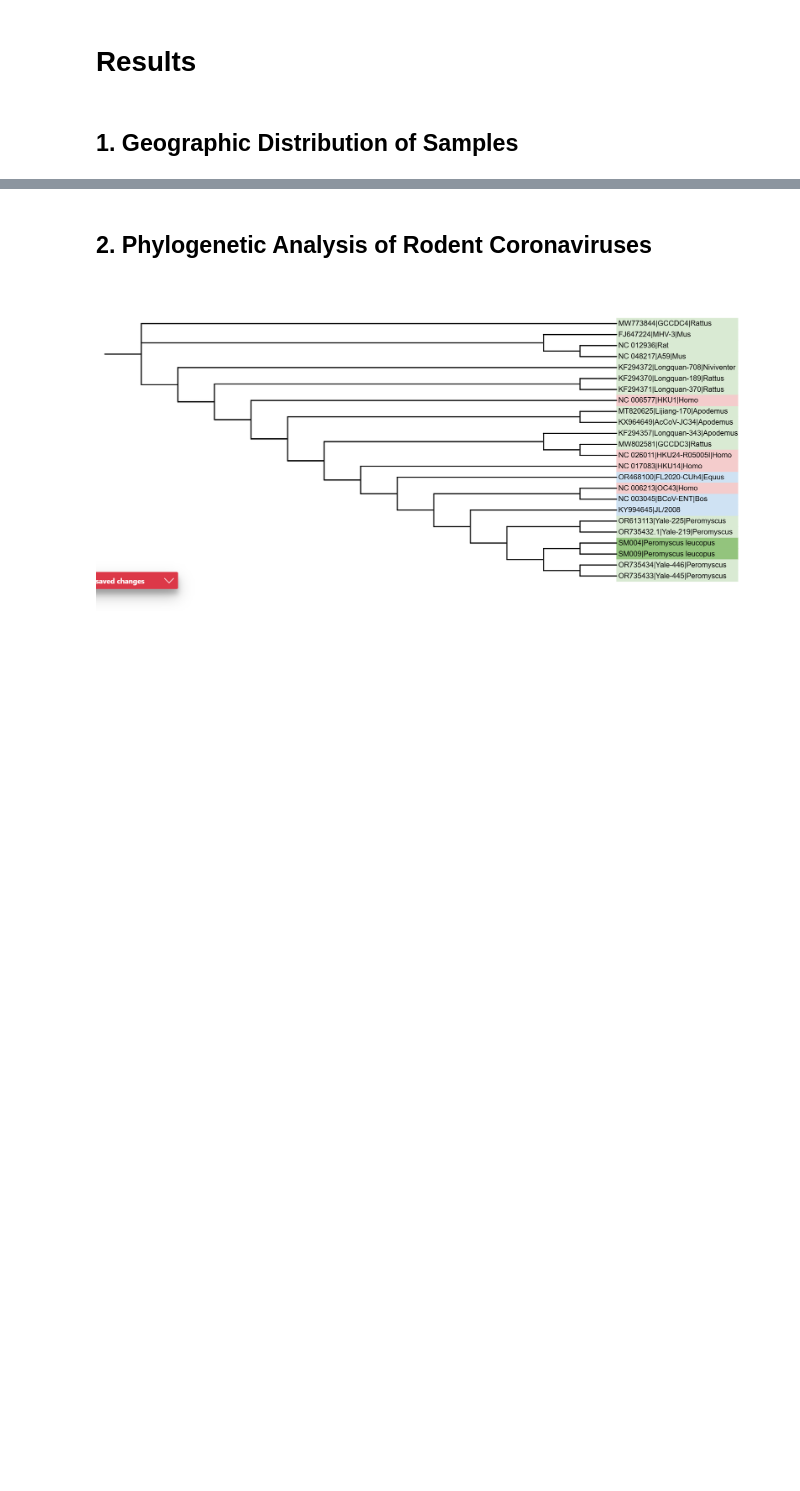
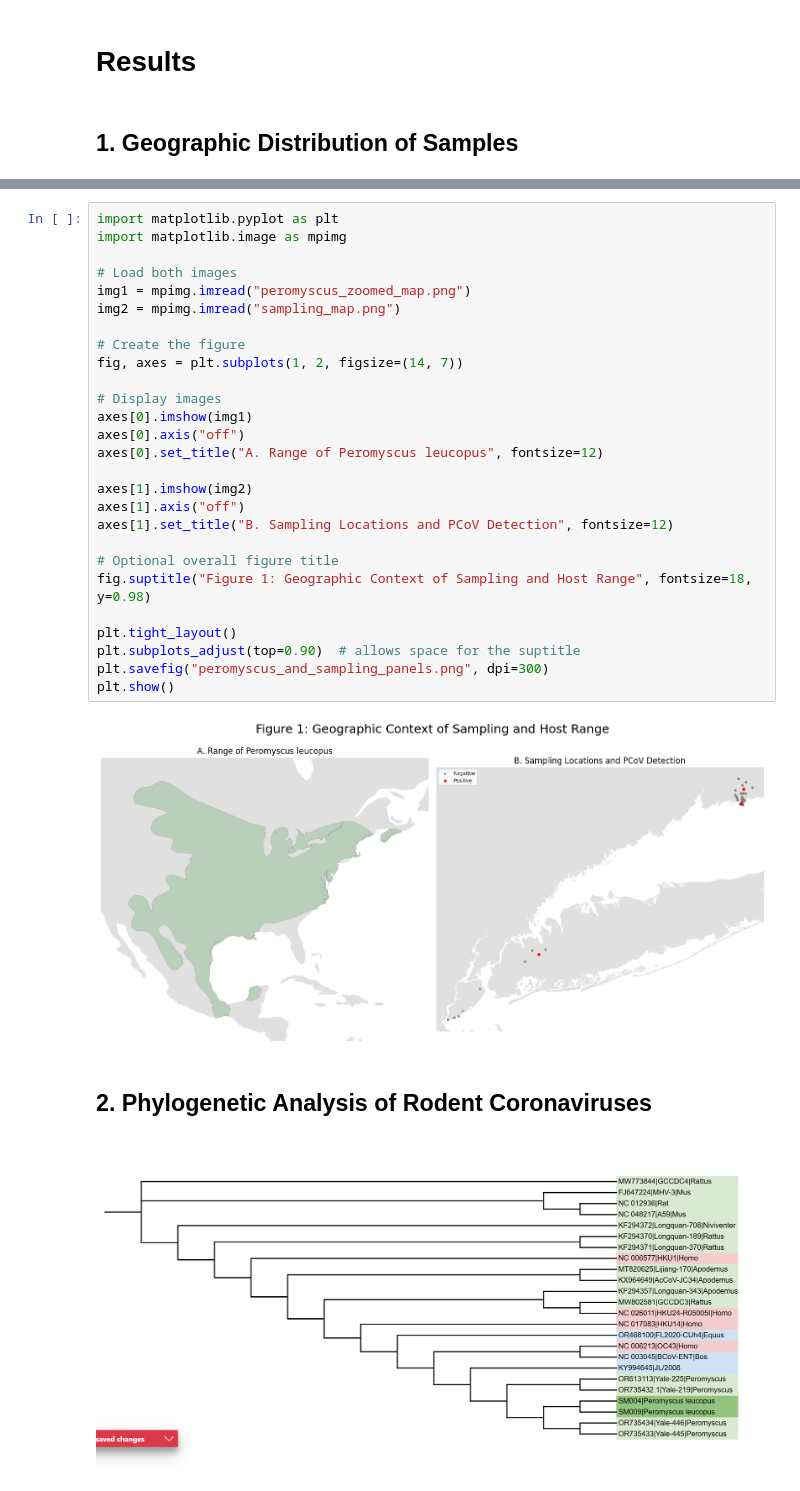
Before and after one commit to blatuscaspot/mouse-cov, a Jupyter notebook: Mouse CoV paper.ipynb, the cells around one changed output, grey strips where cells are left out. Cells and saved outputs as stored; diff of their text form; blank space fills up the shorter version.

```diff
--- a/Mouse CoV paper.ipynb
+++ b/Mouse CoV paper.ipynb
@@ -168,3 +158,32 @@ See: https://matplotlib.org/stable/tutorials/intermediate/legend_guide.html#impl
+# %%
+import matplotlib.pyplot as plt
+import matplotlib.image as mpimg
+
+# Load both images
+img1 = mpimg.imread("peromyscus_zoomed_map.png")
+img2 = mpimg.imread("sampling_map.png")
+
+# Create the figure
+fig, axes = plt.subplots(1, 2, figsize=(14, 7))
+
+# Display images
+axes[0].imshow(img1)
+axes[0].axis("off")
+axes[0].set_title("A. Range of Peromyscus leucopus", fontsize=12)
+
+axes[1].imshow(img2)
+axes[1].axis("off")
+axes[1].set_title("B. Sampling Locations and PCoV Detection", fontsize=12)
+
+# Optional overall figure title
+fig.suptitle("Figure 1: Geographic Context of Sampling and Host Range", fontsize=18, y=0.98)
+
+plt.tight_layout()
+plt.subplots_adjust(top=0.90)  # allows space for the suptitle
+plt.savefig("peromyscus_and_sampling_panels.png", dpi=300)
+plt.show()
+# %% [output]
+[figure, added]
 # %% [markdown]
 ## 2. Phylogenetic Analysis of Rodent Coronaviruses
 # %% [markdown]
```
Also changed, not shown: parts of 3 cells of this notebook.
